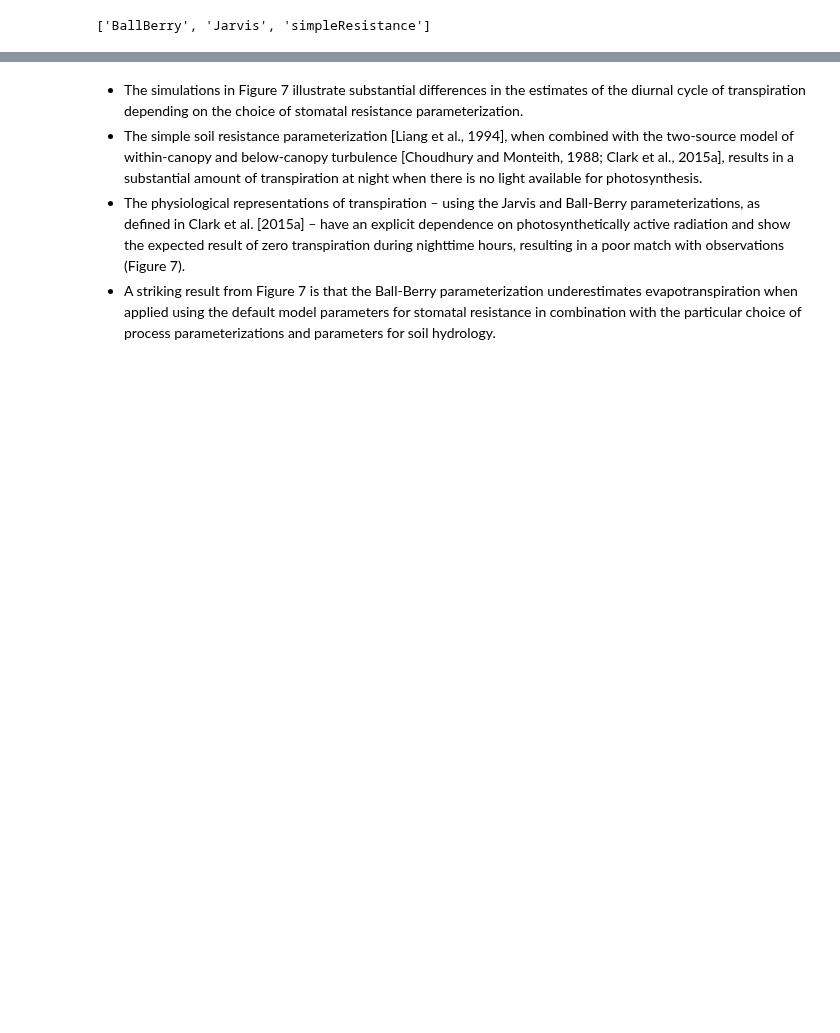
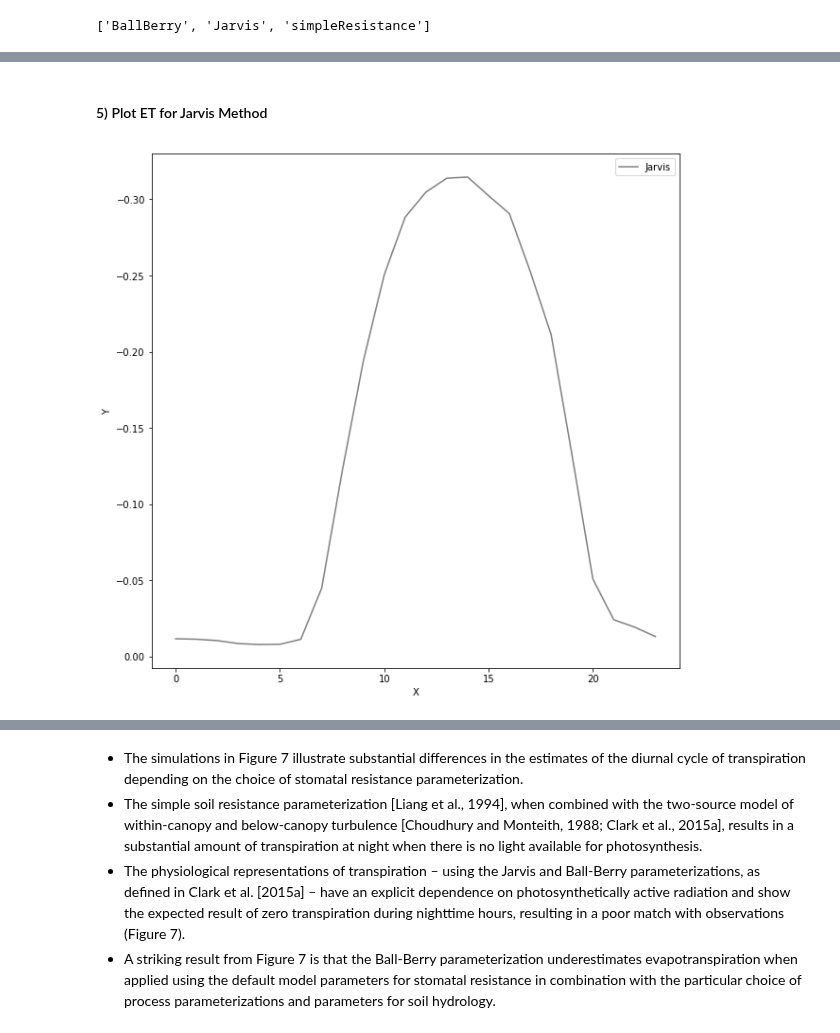
Before and after one commit to UW-Hydro/pysumma, a Jupyter notebook: pySUMMA_Demo_Example_FIg7.ipynb, the cells around one changed output, grey strips where cells are left out. Saved outputs shown, nothing was run; the diff lists cells and outputs as text; code cells hidden in the pictures; blank space fills up the shorter version.

```diff
--- a/pySUMMA_Demo_Example_FIg7.ipynb
+++ b/pySUMMA_Demo_Example_FIg7.ipynb
@@ -200,0 +187,10 @@ ET_Combine.columns = ['Ball-Berry', 'Jarvis', 'Simple resistance']
+# %% [markdown]
+#### 5) Plot ET for Jarvis Method
+# %%
+Jarvis_table = Jarvis_hour
+Jarvis_table.columns = ['Jarvis']
+Jarvis_graph = Jarvis_table.plot(color='gray')
+Jarvis_graph.set(xlabel='X', ylabel='Y')
+Jarvis_graph.invert_yaxis()
+# %% [output]
+[figure, added]
```
Also changed, not shown: parts of 108 cells of this notebook.
